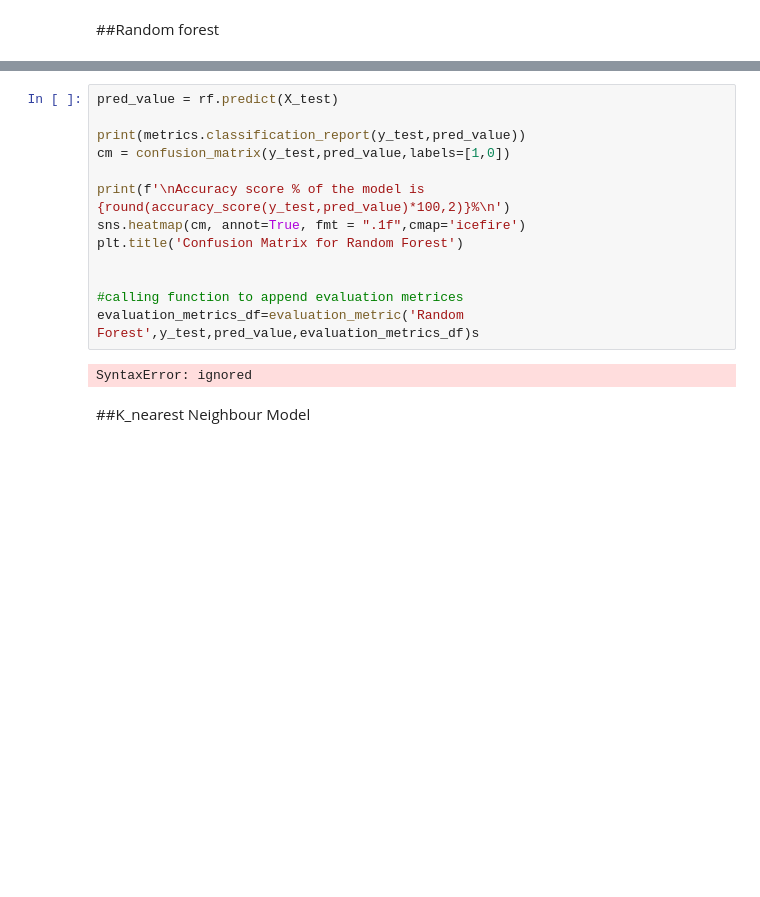
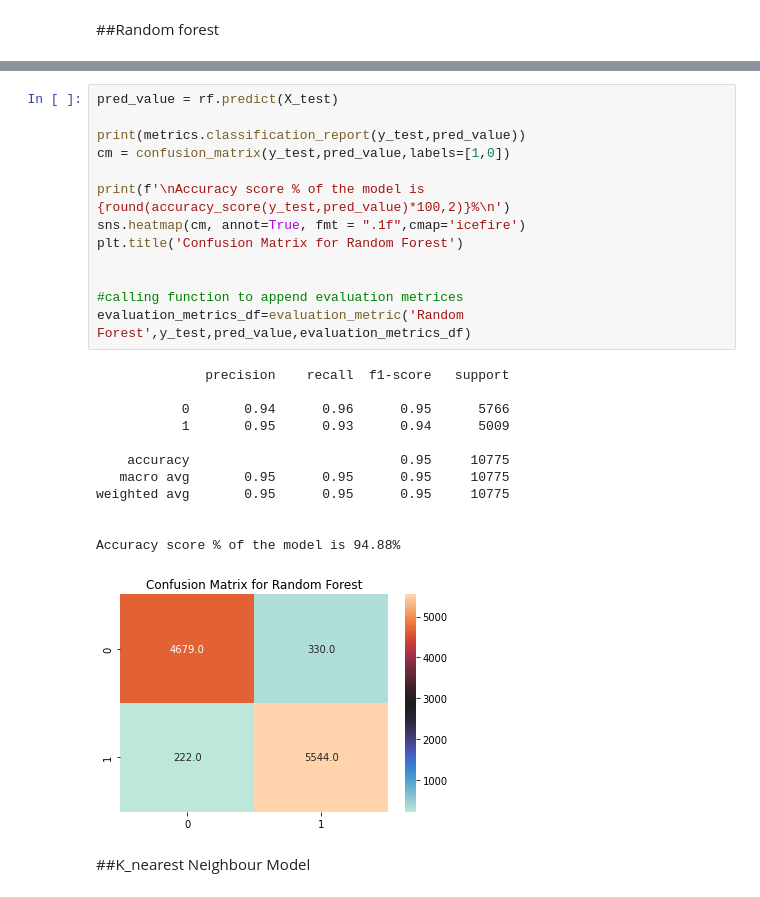
Before and after one commit to Ashfaquesayyed/Airline-passenger-referal-prediction, a Jupyter notebook: airline_passenger_referal_prediction_.ipynb, the cells around one changed output, grey strips where cells are left out. Drawn from its saved outputs; the diff is of its cells as text; blank space fills up the shorter version.

```diff
--- a/airline_passenger_referal_prediction_.ipynb
+++ b/airline_passenger_referal_prediction_.ipynb
@@ -612,18 +612,29 @@ Random Forest score : 0.9490487238979118
 # %%
 pred_value = rf.predict(X_test)
 
 print(metrics.classification_report(y_test,pred_value))
 cm = confusion_matrix(y_test,pred_value,labels=[1,0])
 
 print(f'\nAccuracy score % of the model is {round(accuracy_score(y_test,pred_value)*100,2)}%\n')
 sns.heatmap(cm, annot=True, fmt = ".1f",cmap='icefire')
 plt.title('Confusion Matrix for Random Forest')
 
 
 #calling function to append evaluation metrices
-evaluation_metrics_df=evaluation_metric('Random Forest',y_test,pred_value,evaluation_metrics_df)s
+evaluation_metrics_df=evaluation_metric('Random Forest',y_test,pred_value,evaluation_metrics_df)
 # %% [output]
-SyntaxError: ignored
+              precision    recall  f1-score   support
+
+           0       0.94      0.96      0.95      5766
+           1       0.95      0.93      0.94      5009
+
+    accuracy                           0.95     10775
+   macro avg       0.95      0.95      0.95     10775
+weighted avg       0.95      0.95      0.95     10775
+
+
+Accuracy score % of the model is 94.88%
+[figure, added]
 # %% [markdown]
 ##K_nearest Neighbour Model
 # %%
```
Also changed, not shown: parts of 10 cells of this notebook.
